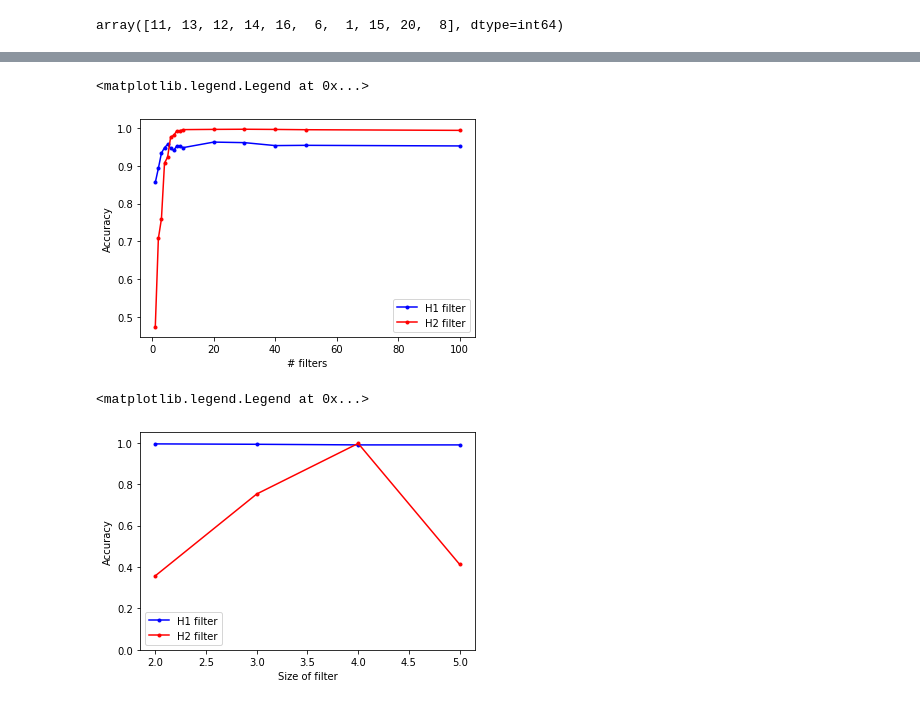
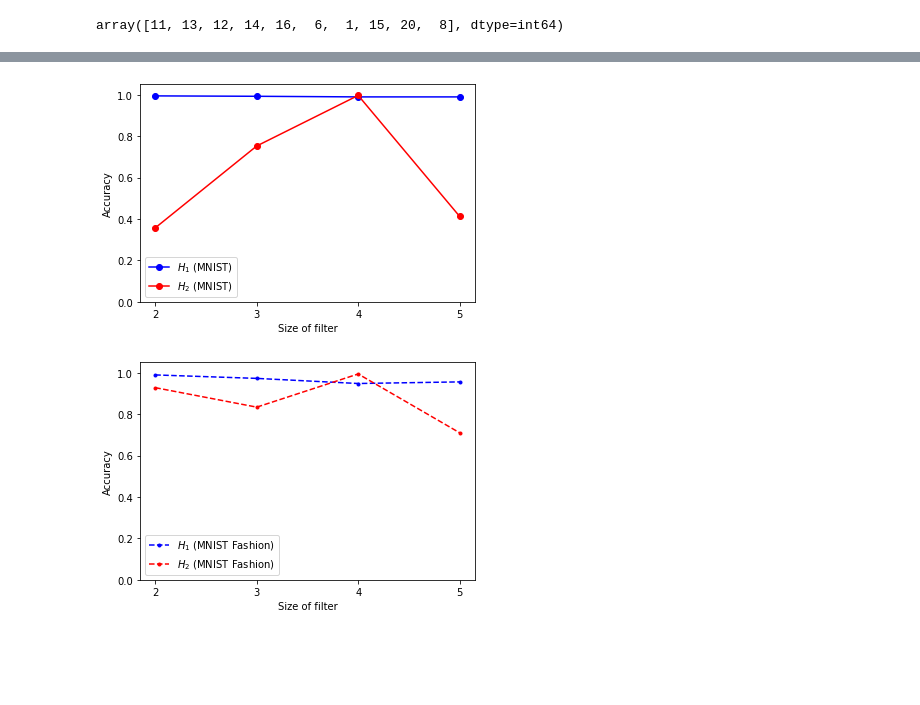
Before and after one commit to vutuanhai237/DynamicQNN, a Jupyter notebook: codes/plt_baseline.ipynb, the cells around one changed output, grey strips where cells are left out. Drawn from its saved outputs; the diff is of its cells as text; code cells hidden in the pictures; blank space fills up the shorter version.

```diff
--- a/codes/plt_baseline.ipynb
+++ b/codes/plt_baseline.ipynb
@@ -169,14 +206,15 @@ i = 0
 accuracies_h2, accuracies_h1 = [], []
 for num_filter in num_filters:
     accs_h1 = np.asarray(np.loadtxt('exps_mnist/h1_' + str(num_filter) + 'filter/h1history_accuracy.txt'))
-    accs_h2 = np.asarray(np.loadtxt('compare_quanv_filter/' + str(num_filter) + '/h2history_accuracy.txt'))
+    accs_h2 = np.asarray(np.loadtxt('compare_num_quanv/' + str(num_filter) + '/h2history_accuracy.txt'))
     accuracies_h1.append(np.max(np.mean(accs_h1, axis = 0)))
     accuracies_h2.append(np.max(np.mean(accs_h2, axis = 0)))
 
-plt.plot(num_filters, accuracies_h1, '-b.', label = 'H1 filter')
-plt.plot(num_filters, accuracies_h2, '-r.', label = 'H2 filter')
+plt.plot(num_filters, accuracies_h1, '-b.', label = '$H_1$')
+plt.plot(num_filters, accuracies_h2, '-r.', label = '$H_2$')
 plt.xlabel("# filters")
 plt.ylabel("Accuracy")
-# plt.xscale('log',base=10)
+plt.yticks(np.arange(0, 1.05, step=0.2))
 plt.legend()
+plt.savefig("compare_num_quanv.svg", format = 'svg', dpi = 1000)
 # %% [output]
@@ -184,0 +222,17 @@ plt.legend()
+# %%
+num_filters = [1, 2, 3, 4, 5, 6, 7, 8, 9, 10, 20, 30, 40, 50, 100]
+i = 0
+accuracies_h2, accuracies_h1 = [], []
+for num_filter in num_filters:
+    accs_h1 = np.asarray(np.loadtxt('exps_mnist_fashion/h1_' + str(num_filter) + 'filter/h1history_accuracy.txt'))
+    accs_h2 = np.asarray(np.loadtxt('compare_num_quanv_fashion/' + str(num_filter) + '/h2history_accuracy.txt'))
+    accuracies_h1.append(np.max(np.mean(accs_h1, axis = 0)))
+    accuracies_h2.append(np.max(np.mean(accs_h2, axis = 0)))
+
+plt.plot(num_filters, accuracies_h1, '-b.', label = '$H_1$')
+plt.plot(num_filters, accuracies_h2, '-r.', label = '$H_2$')
+plt.xlabel("# filters")
+plt.ylabel("Accuracy")
+plt.yticks(np.arange(0, 1.05, step=0.2))
+plt.legend()
+plt.savefig("compare_num_quanv_fashion.svg", format = 'svg', dpi = 1000)
@@ -203,37 +277,41 @@ accuracies_h1
 # %%
-num_filters = [1, 2, 3, 4, 5, 6, 7, 8, 9, 10, 20, 30, 40, 50, 100]
+size_filters = [2, 3, 4, 5]
 i = 0
 accuracies_h2, accuracies_h1 = [], []
-for num_filter in num_filters:
-    accs_h1 = np.asarray(np.loadtxt('exps_mnist_fashion/h1_' + str(num_filter) + 'filter/h1history_accuracy.txt'))
-    accs_h2 = np.asarray(np.loadtxt('compare_quanv_filter_fashion/' + str(num_filter) + '/h2history_accuracy.txt'))
+for size in size_filters:
+    accs_h1 = np.asarray(np.loadtxt('exps_mnist/h1_4filter' + str(size) + 'x' + str(size) + '/h1history_accuracy.txt'))
+    accs_h2 = np.asarray(np.loadtxt('exps_mnist/h2_4filter' + str(size) + 'x' + str(size) + '/h2history_accuracy.txt'))
     accuracies_h1.append(np.max(np.mean(accs_h1, axis = 0)))
     accuracies_h2.append(np.max(np.mean(accs_h2, axis = 0)))
 
-plt.plot(num_filters, accuracies_h1, '-b.', label = 'H1 filter')
-plt.plot(num_filters, accuracies_h2, '-r.', label = 'H2 filter')
-plt.xlabel("# filters")
+plt.plot(size_filters, accuracies_h1, marker = 'o', color = 'blue', label = '$H_1$ (MNIST)')
+plt.plot(size_filters, accuracies_h2, marker = 'o', color = 'red', label = '$H_2$ (MNIST)')
+plt.xlabel("Size of filter")
 plt.ylabel("Accuracy")
+plt.xticks([2,3,4,5])
+plt.ylim(0, 1.05)
 plt.legend()
+plt.savefig("compare_filter_size_quanv.svg", format = 'svg', dpi = 1000)
 # %% [output]
-<matplotlib.legend.Legend at 0x...>
-[figure, old version]
+[figure, new version]
 # %%
 size_filters = [2, 3, 4, 5]
 i = 0
 accuracies_h2, accuracies_h1 = [], []
 for size in size_filters:
-    accs_h1 = np.asarray(np.loadtxt('exps_mnist/h1_4filter' + str(size) + 'x' + str(size) + '/h1history_accuracy.txt'))
-    accs_h2 = np.asarray(np.loadtxt('exps_mnist/h2_4filter' + str(size) + 'x' + str(size) + '/h2history_accuracy.txt'))
+    accs_h1 = np.asarray(np.loadtxt('exps_mnist_fashion/h1_4filter' + str(size) + 'x' + str(size) + '/h1history_accuracy.txt'))
+    accs_h2 = np.asarray(np.loadtxt('exps_mnist_fashion/h2_4filter' + str(size) + 'x' + str(size) + '/h2history_accuracy.txt'))
     accuracies_h1.append(np.max(np.mean(accs_h1, axis = 0)))
     accuracies_h2.append(np.max(np.mean(accs_h2, axis = 0)))
 
-plt.plot(size_filters, accuracies_h1, '-b.', label = 'H1 filter')
-plt.plot(size_filters, accuracies_h2, '-r.', label = 'H2 filter')
+
+plt.plot(size_filters, accuracies_h1, marker = '.', linestyle='dashed', color = 'blue', label = '$H_1$ (MNIST Fashion)')
+plt.plot(size_filters, accuracies_h2, marker = '.', linestyle='dashed', color = 'red', label = '$H_2$ (MNIST Fashion)')
 plt.xlabel("Size of filter")
 plt.ylabel("Accuracy")
+plt.xticks([2,3,4,5])
 plt.ylim(0, 1.05)
 plt.legend()
+plt.savefig("compare_filter_size_quanv_fashion.svg", format = 'svg', dpi = 1000)
 # %% [output]
-<matplotlib.legend.Legend at 0x...>
-[figure, old version]
+[figure, new version]
```
Also changed, not shown: parts of 17 cells of this notebook, 30 other files.
